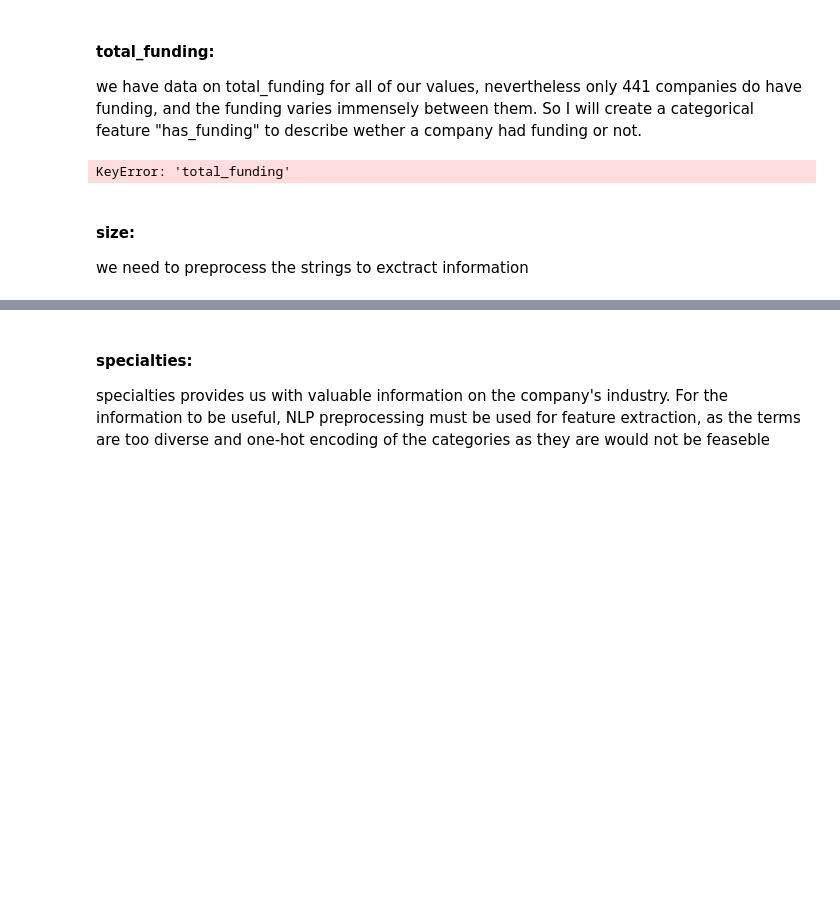
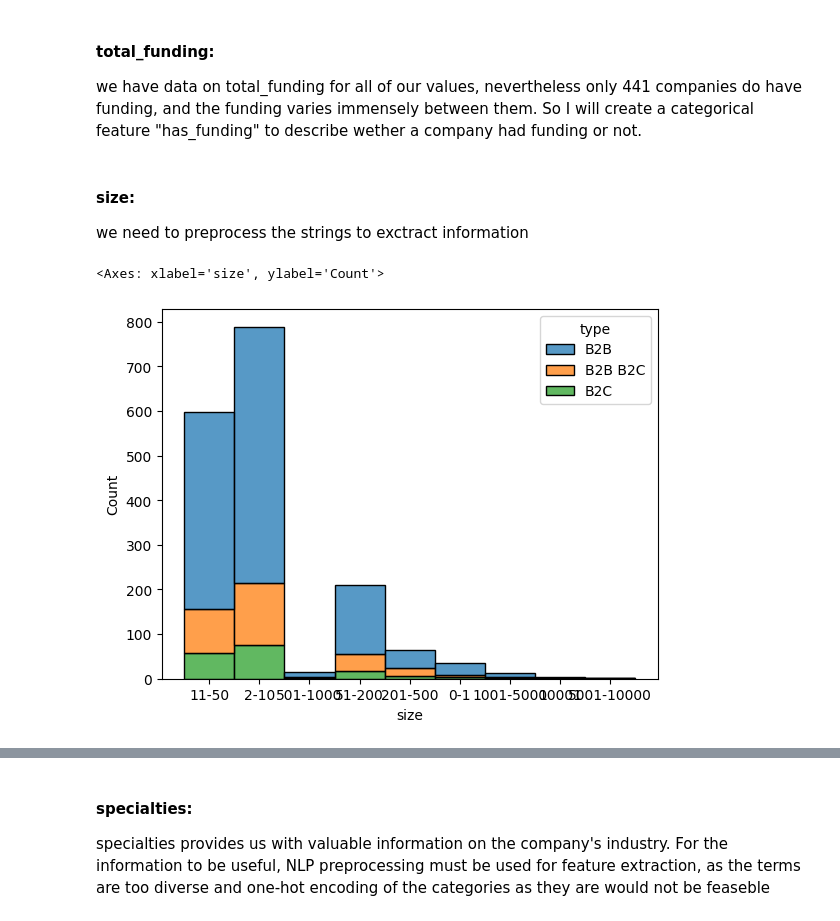
Before and after one commit to cvillela/amplemarket_challenge, a Jupyter notebook: challenge.ipynb, the cells around one changed output, grey strips where cells are left out. Cells and saved outputs as stored; diff of their text form; code cells hidden in the pictures; blank space fills up the shorter version.

```diff
--- a/challenge.ipynb
+++ b/challenge.ipynb
@@ -226,13 +215,14 @@ we have data on total_funding for all of our values, nevertheless only 441 compa
 # %%
 df_clean['has_funding'] = 0
 df_clean.loc[df_clean['total_funding']!=0, 'has_funding'] = 1
-df_clean=df_clean.drop(columns=['total_funding'])
+# df_clean=df_clean.drop(columns=['total_funding'])
-# %% [output]
-KeyError: 'total_funding'
 # %% [markdown]
 #### size:
 we need to preprocess the strings to exctract information
 # %%
 df_clean['size'] = df_clean['size'].str.replace(r'[^0-9\-]+', '')
-# %%
-df_clean.loc[df_clean['size']=='10001', 'size']='5001-10000'
+# %%
+sns.histplot(data=df_clean, x='size', hue='type', multiple='stack')
+# %% [output]
+<Axes: xlabel='size', ylabel='Count'>
+[figure, added]
```
Also changed, not shown: parts of 19 cells of this notebook.
